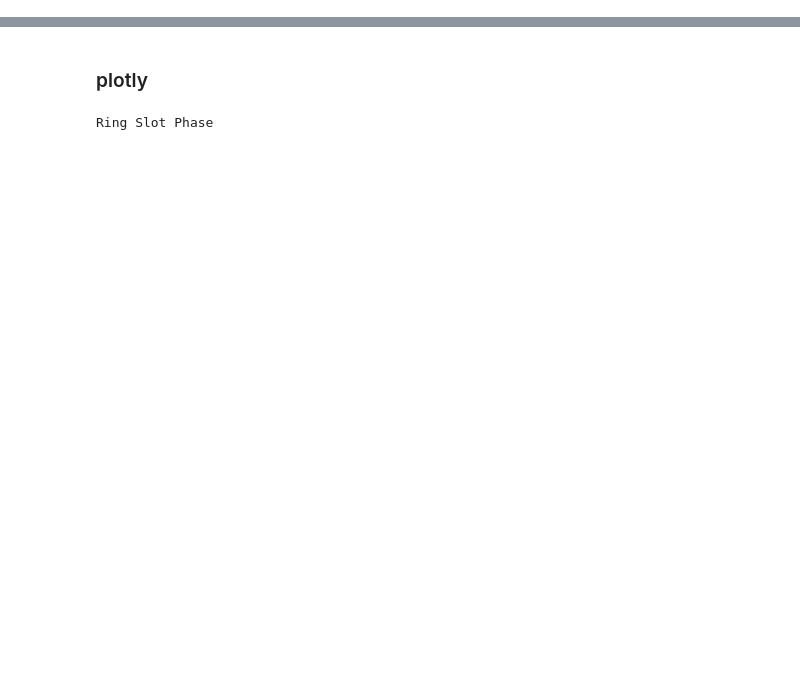
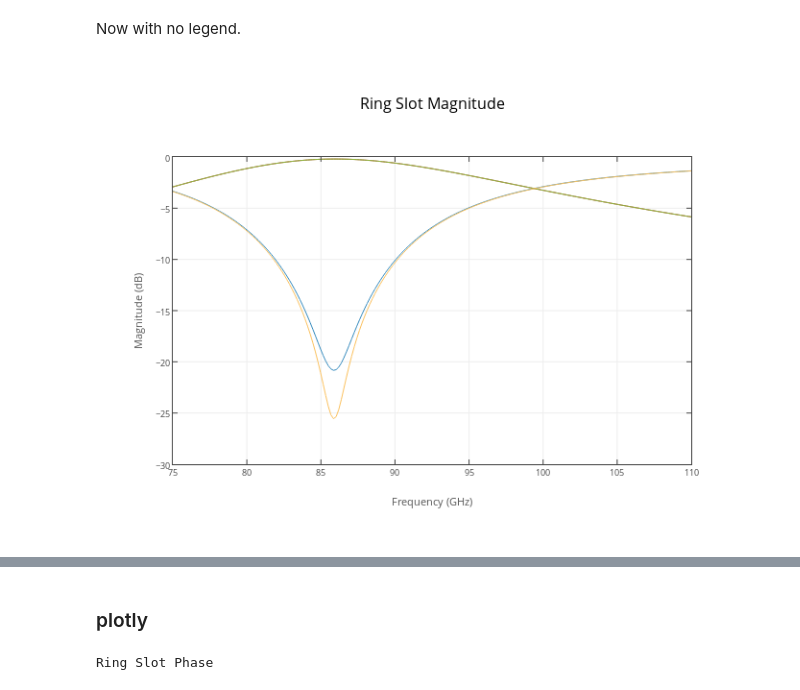
Before and after one commit to scikit-rf/examples, a Jupyter notebook: Plots With Plotly.ipynb, the cells around one changed output, grey strips where cells are left out. Saved outputs shown, nothing was run; the diff lists cells and outputs as text; code cells hidden in the pictures; blank space fills up the shorter version.

```diff
--- a/Plots With Plotly.ipynb
+++ b/Plots With Plotly.ipynb
@@ -76,0 +152,7 @@ Ring Slot Magnitude
+# %% [markdown]
+Now with no legend.
+# %%
+ring_slot.plot_s_db(title= 'Ring Slot Magnitude', show_legend=False)
+py.plotly.iplot_mpl(plt.gcf(),filename='ringSlot_no_legend')
+# %% [output]
+[figure, added]
```
Also changed, not shown: parts of 35 cells of this notebook.
